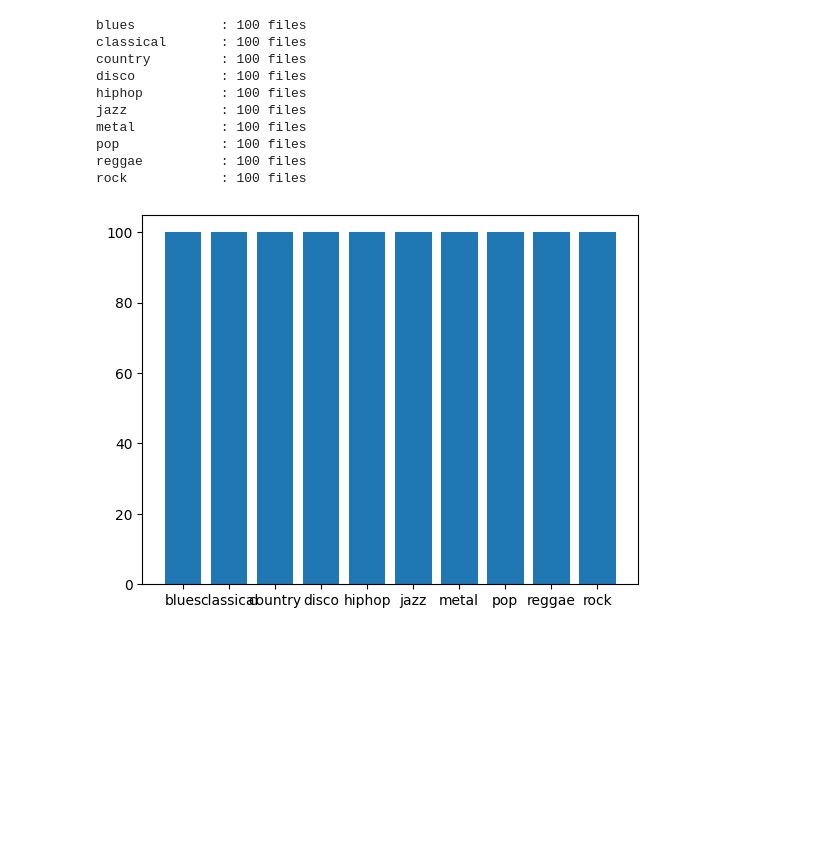
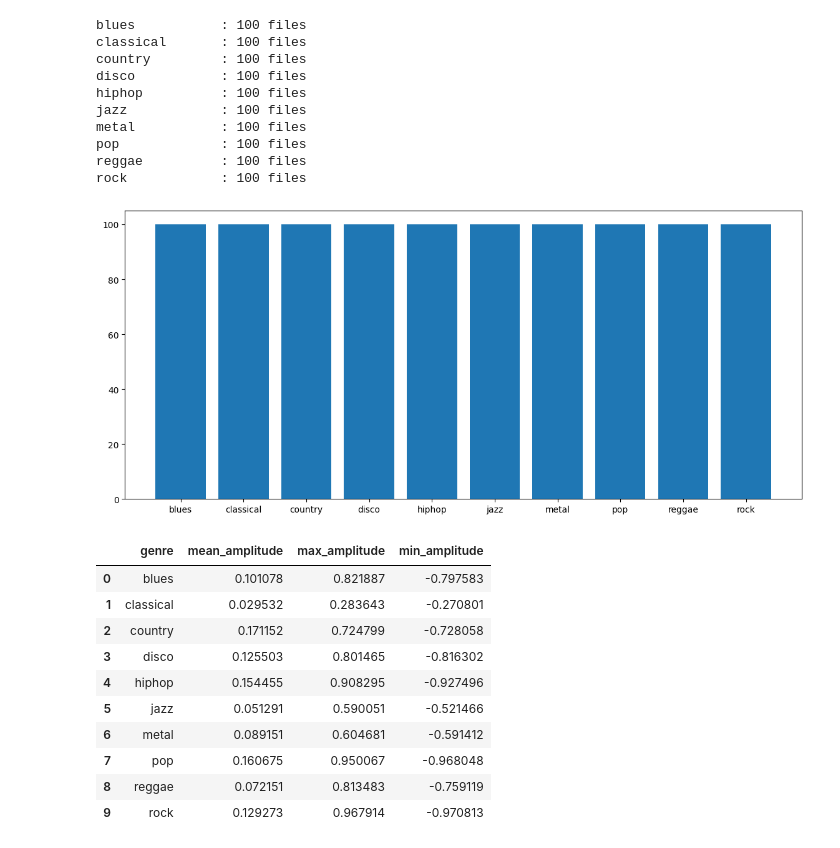
Before and after one commit to plan28-06/Music_Genre_Classification, a Jupyter notebook: notebooks/data_exploration.ipynb, the cells around one changed output. Drawn from its saved outputs; the diff is of its cells as text; code cells hidden in the pictures; blank space fills up the shorter version.

Commit message:
Used librosa to perform data visualisation

```diff
--- a/notebooks/data_exploration.ipynb
+++ b/notebooks/data_exploration.ipynb
@@ -34,5 +34,11 @@ pop             : 100 files
 reggae          : 100 files
 rock            : 100 files
 # %%
+plt.figure(figsize=(14, 6))  # increase width
+plt.bar(
+    genre_file_counts.keys(),      # X values (genre names)
+    genre_file_counts.values(),
+)
+plt.savefig("../results/plots/distribution.png")
 # %% [output]
-[figure, old version]
+[figure, new version]
@@ -38,0 +75,19 @@ rock            : 100 files
+# %%
+genre_amplitudes = df.groupby('genre').agg({
+    'mean_amplitude': 'mean',
+    'max_amplitude': 'mean',
+    'min_amplitude': 'mean'
+}).reset_index()
+genre_amplitudes
+# %% [output]
+|  | genre | mean_amplitude | max_amplitude | min_amplitude |
+| 0 | blues | 0.101078 | 0.821887 | -0.797583 |
+| 1 | classical | 0.029532 | 0.283643 | -0.270801 |
+| 2 | country | 0.171152 | 0.724799 | -0.728058 |
+| 3 | disco | 0.125503 | 0.801465 | -0.816302 |
+| 4 | hiphop | 0.154455 | 0.908295 | -0.927496 |
+| 5 | jazz | 0.051291 | 0.590051 | -0.521466 |
+| 6 | metal | 0.089151 | 0.604681 | -0.591412 |
+| 7 | pop | 0.160675 | 0.950067 | -0.968048 |
+| 8 | reggae | 0.072151 | 0.813483 | -0.759119 |
+| 9 | rock | 0.129273 | 0.967914 | -0.970813 |
```
Also changed, not shown: parts of 3 cells of this notebook, 12 other files.
